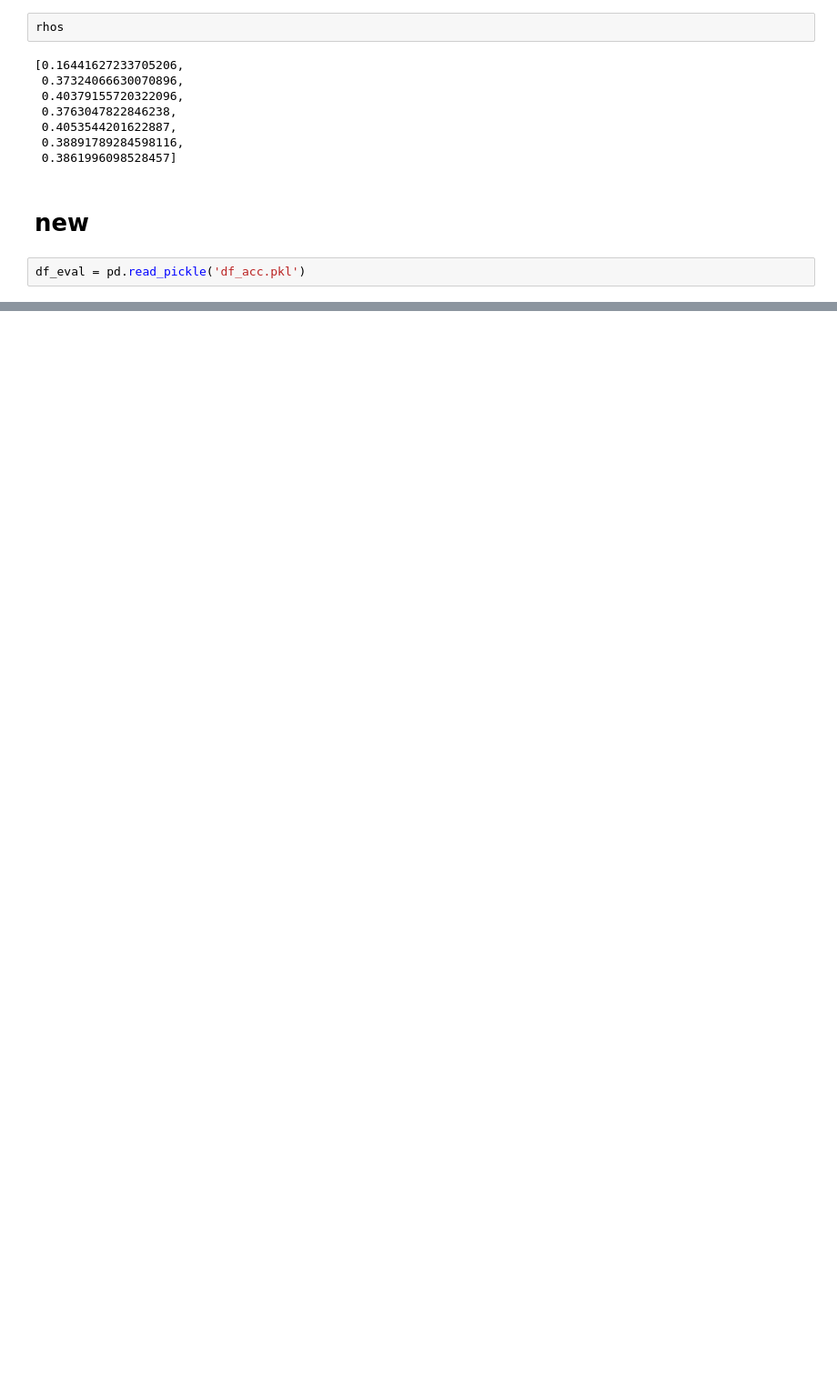
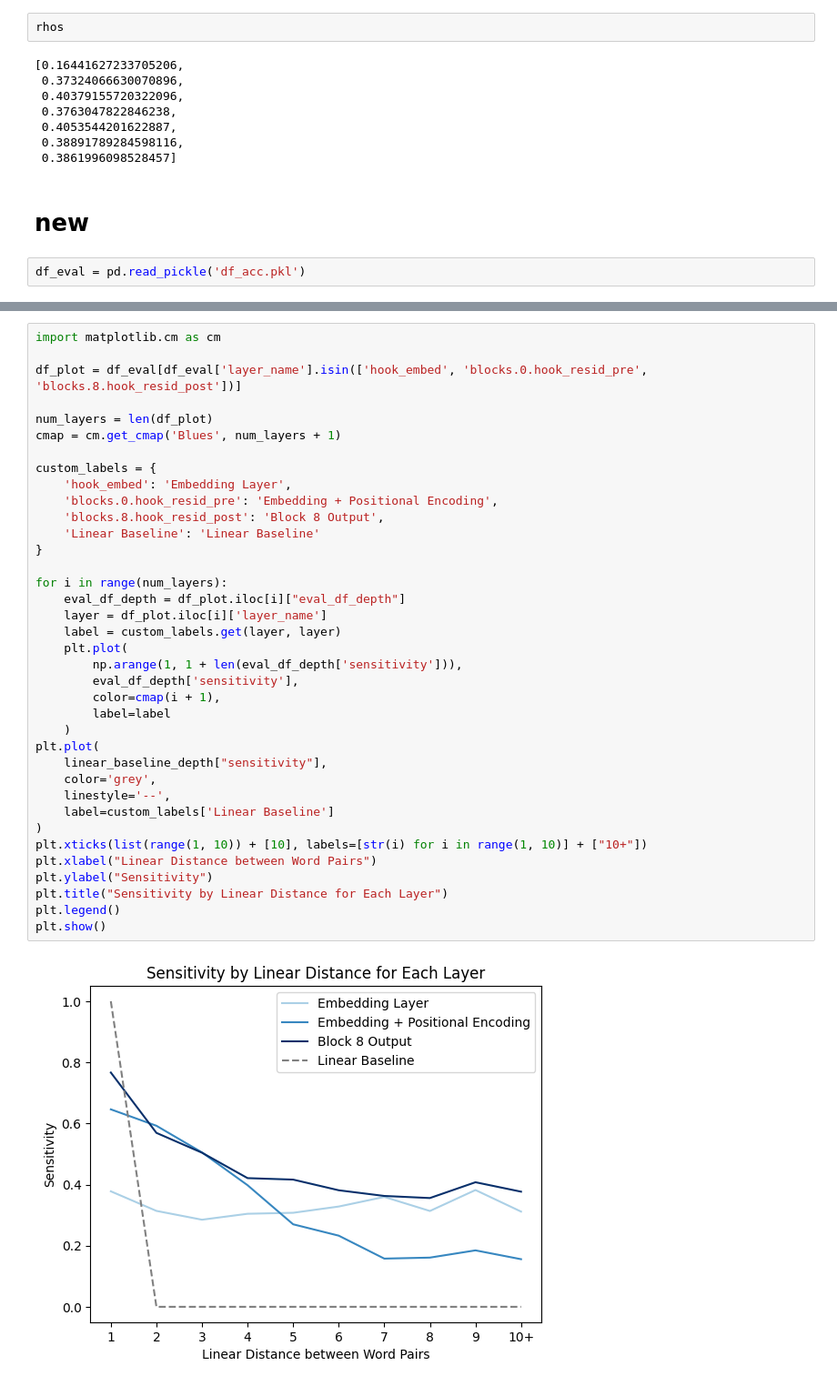
Before and after one commit to onjurgensen/probing_syntax_in_LLMs, a Jupyter notebook: model_comparison.ipynb, the cells around one changed output, grey strips where cells are left out. Shown at 91% size. Drawn from its saved outputs; the diff is of its cells as text; blank space fills up the shorter version.

```diff
--- a/model_comparison.ipynb
+++ b/model_comparison.ipynb
@@ -643,0 +728,39 @@ plt.xticks(rotation=45)
+# %%
+import matplotlib.cm as cm
+
+df_plot = df_eval[df_eval['layer_name'].isin(['hook_embed', 'blocks.0.hook_resid_pre', 'blocks.8.hook_resid_post'])]
+
+num_layers = len(df_plot)
+cmap = cm.get_cmap('Blues', num_layers + 1)
+
+custom_labels = {
+    'hook_embed': 'Embedding Layer',
+    'blocks.0.hook_resid_pre': 'Embedding + Positional Encoding',
+    'blocks.8.hook_resid_post': 'Block 8 Output',
+    'Linear Baseline': 'Linear Baseline'
+}
+
+for i in range(num_layers):
+    eval_df_depth = df_plot.iloc[i]["eval_df_depth"]
+    layer = df_plot.iloc[i]['layer_name']
+    label = custom_labels.get(layer, layer)
+    plt.plot(
+        np.arange(1, 1 + len(eval_df_depth['sensitivity'])),
+        eval_df_depth['sensitivity'],
+        color=cmap(i + 1),
+        label=label
+    )
+plt.plot(
+    linear_baseline_depth["sensitivity"],
+    color='grey',
+    linestyle='--',
+    label=custom_labels['Linear Baseline']
+)
+plt.xticks(list(range(1, 10)) + [10], labels=[str(i) for i in range(1, 10)] + ["10+"])
+plt.xlabel("Linear Distance between Word Pairs")
+plt.ylabel("Sensitivity")
+plt.title("Sensitivity by Linear Distance for Each Layer")
+plt.legend()
+plt.show()
+# %% [output]
+[figure, added]
```
Also changed, not shown: parts of 11 cells of this notebook, 6 other files.
